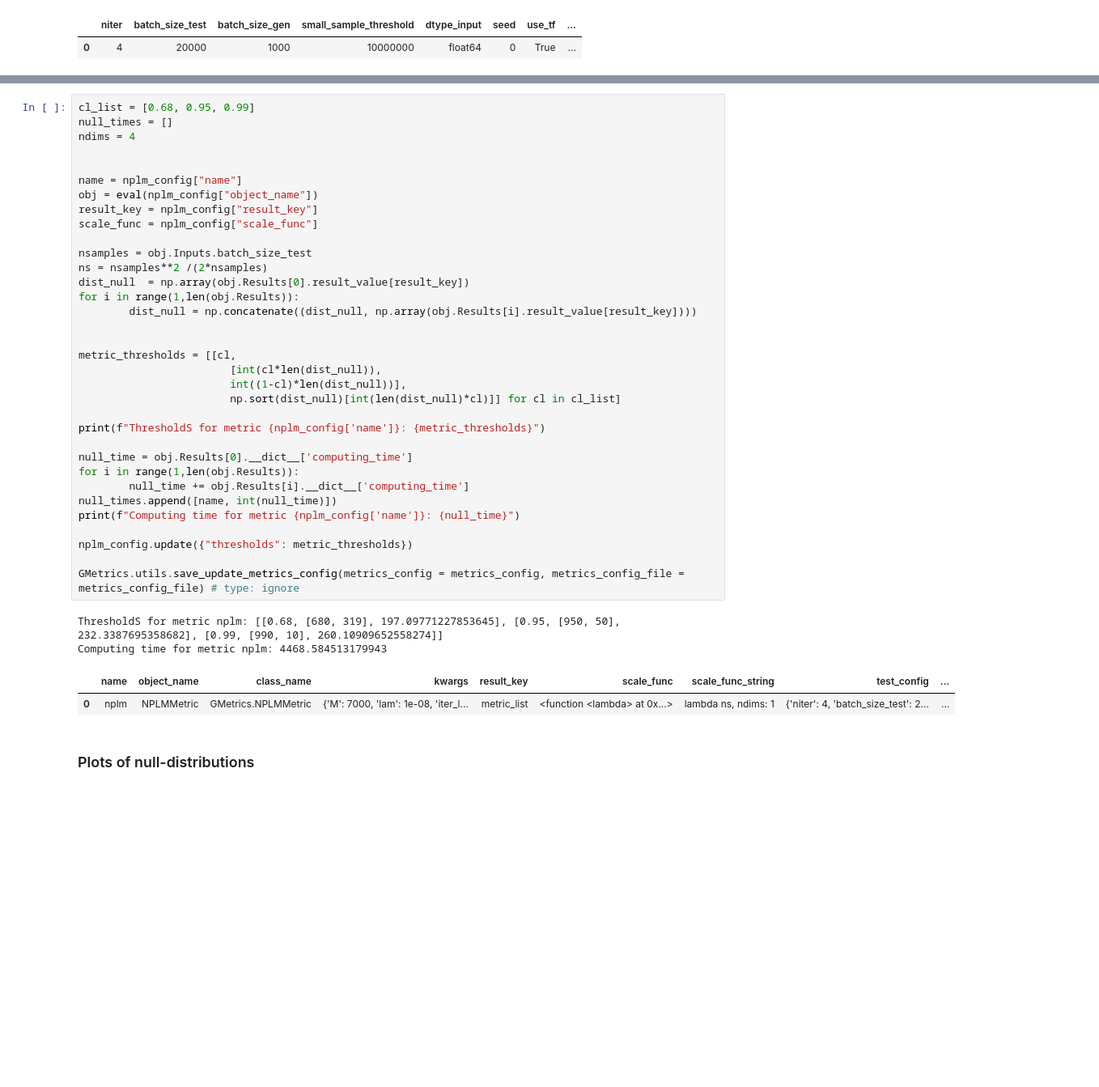
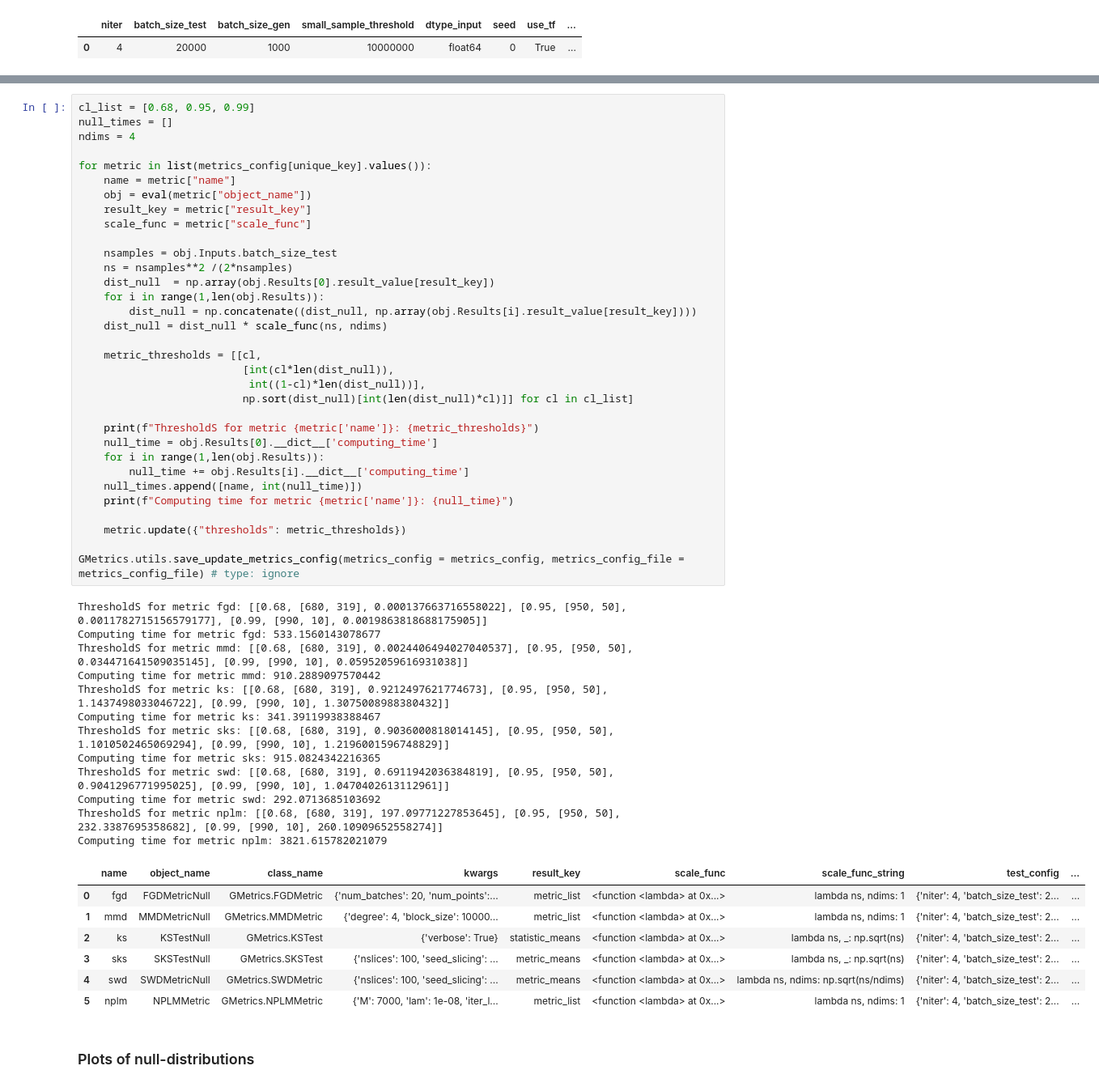
Before and after one commit to TwoSampleTests/GENoVA, a Jupyter notebook: notebooks/jet_features_20K_scaled.ipynb, the cells around one changed output, grey strips where cells are left out. Shown: that part at 81% size. Saved outputs shown, nothing was run; the diff lists cells and outputs as text; blank space fills up the shorter version.

```diff
--- a/notebooks/jet_features_20K_scaled.ipynb
+++ b/notebooks/jet_features_20K_scaled.ipynb
@@ -383,42 +474,56 @@ Loading nplm from results/jet_features/tests/20K_preprocessed/null_hypothesis_M_
 # %%
 cl_list = [0.68, 0.95, 0.99]
 null_times = []
 ndims = 4
 
+for metric in list(metrics_config[unique_key].values()):
+    name = metric["name"]
+    obj = eval(metric["object_name"])
+    result_key = metric["result_key"]
+    scale_func = metric["scale_func"]
 
-name = nplm_config["name"]
-obj = eval(nplm_config["object_name"])
-result_key = nplm_config["result_key"]
-scale_func = nplm_config["scale_func"]
+    nsamples = obj.Inputs.batch_size_test
+    ns = nsamples**2 /(2*nsamples)
+    dist_null  = np.array(obj.Results[0].result_value[result_key])
+    for i in range(1,len(obj.Results)):
+        dist_null = np.concatenate((dist_null, np.array(obj.Results[i].result_value[result_key])))
+    dist_null = dist_null * scale_func(ns, ndims)
 
-nsamples = obj.Inputs.batch_size_test
-ns = nsamples**2 /(2*nsamples)
-dist_null  = np.array(obj.Results[0].result_value[result_key])
-for i in range(1,len(obj.Results)):
-        dist_null = np.concatenate((dist_null, np.array(obj.Results[i].result_value[result_key])))
+    metric_thresholds = [[cl,
+                          [int(cl*len(dist_null)),
+                           int((1-cl)*len(dist_null))],
+                          np.sort(dist_null)[int(len(dist_null)*cl)]] for cl in cl_list]
 
+    print(f"ThresholdS for metric {metric['name']}: {metric_thresholds}")
+    null_time = obj.Results[0].__dict__['computing_time']
+    for i in range(1,len(obj.Results)):
+        null_time += obj.Results[i].__dict__['computing_time']
+    null_times.append([name, int(null_time)])
+    print(f"Computing time for metric {metric['name']}: {null_time}")
 
-metric_thresholds = [[cl,
-                        [int(cl*len(dist_null)),
-                        int((1-cl)*len(dist_null))],
-                        np.sort(dist_null)[int(len(dist_null)*cl)]] for cl in cl_list]
-
-print(f"ThresholdS for metric {nplm_config['name']}: {metric_thresholds}")
-
-null_time = obj.Results[0].__dict__['computing_time']
-for i in range(1,len(obj.Results)):
-        null_time += obj.Results[i].__dict__['computing_time']
-null_times.append([name, int(null_time)])
-print(f"Computing time for metric {nplm_config['name']}: {null_time}")
-
-nplm_config.update({"thresholds": metric_thresholds})
+    metric.update({"thresholds": metric_thresholds})
 
 GMetrics.utils.save_update_metrics_config(metrics_config = metrics_config, metrics_config_file = metrics_config_file) # type: ignore
 # %% [output]
+ThresholdS for metric fgd: [[0.68, [680, 319], 0.000137663716558022], [0.95, [950, 50], 0.0011782715156579177], [0.99, [990, 10], 0.0019863818688175905]]
+Computing time for metric fgd: 533.1560143078677
+ThresholdS for metric mmd: [[0.68, [680, 319], 0.0024406494027040537], [0.95, [950, 50], 0.034471641509035145], [0.99, [990, 10], 0.05952059616931038]]
+Computing time for metric mmd: 910.2889097570442
+ThresholdS for metric ks: [[0.68, [680, 319], 0.9212497621774673], [0.95, [950, 50], 1.1437498033046722], [0.99, [990, 10], 1.3075008988380432]]
+Computing time for metric ks: 341.39119938388467
+ThresholdS for metric sks: [[0.68, [680, 319], 0.9036000818014145], [0.95, [950, 50], 1.1010502465069294], [0.99, [990, 10], 1.2196001596748829]]
+Computing time for metric sks: 915.0824342216365
+ThresholdS for metric swd: [[0.68, [680, 319], 0.6911942036384819], [0.95, [950, 50], 0.9041296771995025], [0.99, [990, 10], 1.0470402613112961]]
+Computing time for metric swd: 292.0713685103692
 ThresholdS for metric nplm: [[0.68, [680, 319], 197.09771227853645], [0.95, [950, 50], 232.3387695358682], [0.99, [990, 10], 260.10909652558274]]
-Computing time for metric nplm: 4468.584513179943
+Computing time for metric nplm: 3821.615782021079
 |  | name | object_name | class_name | kwargs | result_key | scale_func | scale_func_string | test_config | ... |
-| 0 | nplm | NPLMMetric | GMetrics.NPLMMetric | {'M': 7000, 'lam': 1e-08, 'iter_l... | metric_list | <function <lambda> at 0x...> | lambda ns, ndims: 1 | {'niter': 4, 'batch_size_test': 2... | ... |
+| 0 | fgd | FGDMetricNull | GMetrics.FGDMetric | {'num_batches': 20, 'num_points':... | metric_list | <function <lambda> at 0x...> | lambda ns, ndims: 1 | {'niter': 4, 'batch_size_test': 2... | ... |
+| 1 | mmd | MMDMetricNull | GMetrics.MMDMetric | {'degree': 4, 'block_size': 10000... | metric_list | <function <lambda> at 0x...> | lambda ns, ndims: 1 | {'niter': 4, 'batch_size_test': 2... | ... |
+| 2 | ks | KSTestNull | GMetrics.KSTest | {'verbose': True} | statistic_means | <function <lambda> at 0x...> | lambda ns, _: np.sqrt(ns) | {'niter': 4, 'batch_size_test': 2... | ... |
+| 3 | sks | SKSTestNull | GMetrics.SKSTest | {'nslices': 100, 'seed_slicing': ... | metric_means | <function <lambda> at 0x...> | lambda ns, _: np.sqrt(ns) | {'niter': 4, 'batch_size_test': 2... | ... |
+| 4 | swd | SWDMetricNull | GMetrics.SWDMetric | {'nslices': 100, 'seed_slicing': ... | metric_means | <function <lambda> at 0x...> | lambda ns, ndims: np.sqrt(ns/ndims) | {'niter': 4, 'batch_size_test': 2... | ... |
+| 5 | nplm | NPLMMetric | GMetrics.NPLMMetric | {'M': 7000, 'lam': 1e-08, 'iter_l... | metric_list | <function <lambda> at 0x...> | lambda ns, ndims: 1 | {'niter': 4, 'batch_size_test': 2... | ... |
 # %% [markdown]
 ### Plots of null-distributions
 # %%
```
Also changed, not shown: parts of 10 cells of this notebook, 20 other files.
